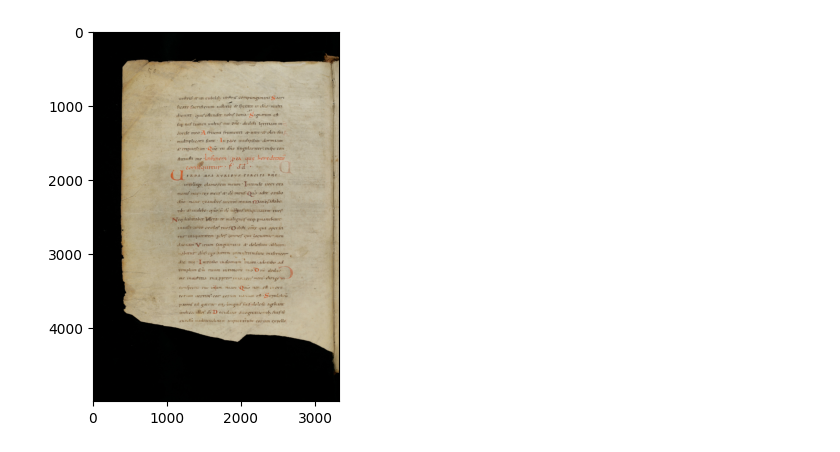
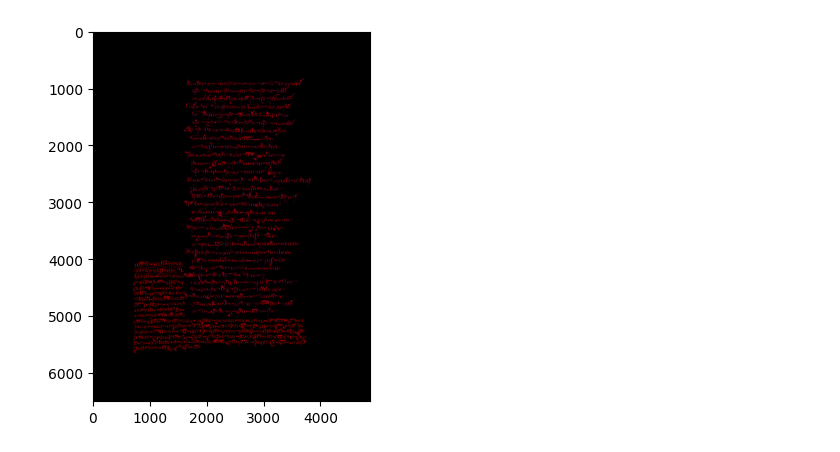
Before and after one commit to JakobAdamsson/MasterThesis-JakobVincent-, a Jupyter notebook: test.ipynb, the cells around one changed output. Cells and saved outputs as stored; diff of their text form; code cells hidden in the pictures.

```diff
--- a/test.ipynb
+++ b/test.ipynb
@@ -21,13 +6,13 @@ Successfully installed opencv-python-4.9.0.80
 # %%
 from PIL import Image
 import matplotlib.pyplot as plt
 
 # Path to your image
-image_path = 'all/img-CS18/img/training/e-codices_csg-0018_050_max.jpg'
+image_path = 'all/pixel-level-gt-CB55/pixel-level-gt/training/e-codices_fmb-cb-0055_0008v_max.png'
 
 # Load and display the image
 image = Image.open(image_path)
 plt.imshow(image)
 plt.show()
 # %% [output]
-[figure, old version]
+[figure, new version]
```
Also changed, not shown: parts of 5 cells of this notebook.
